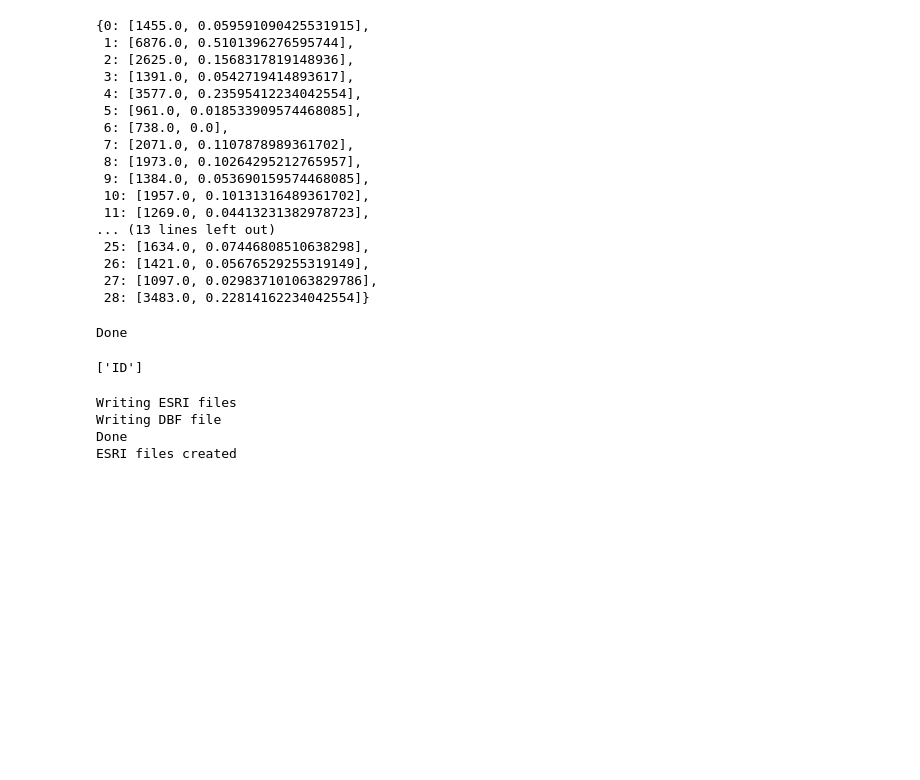
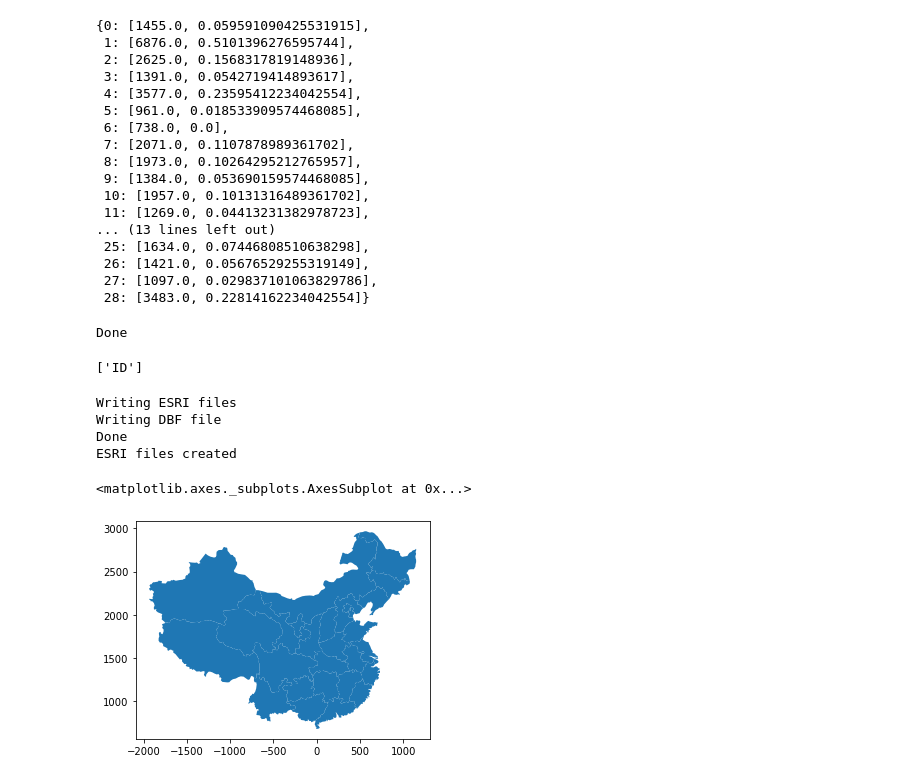
Before and after one commit to CentroGeo/clusterpy, a Jupyter notebook: test_upgrade.ipynb, the cells around one changed output. Drawn from its saved outputs; the diff is of its cells as text; code cells hidden in the pictures; blank space fills up the shorter version.

```diff
--- a/test_upgrade.ipynb
+++ b/test_upgrade.ipynb
@@ -794,8 +803,13 @@ Done
 # %%
 # clusterpy.CPhelp('Layer.exportArcData')
 china.exportArcData('clusterpy/data_examples/exports/china_prueba')
+
+china_prueba = gpd.read_file('clusterpy/data_examples/exports/china_prueba.shp')
+china_prueba.plot()
 # %% [output]
 Writing ESRI files
 Writing DBF file
 Done
 ESRI files created
+<matplotlib.axes._subplots.AxesSubplot at 0x...>
+[figure, added]
```
Also changed, not shown: parts of 30 cells of this notebook, 22 other files.
